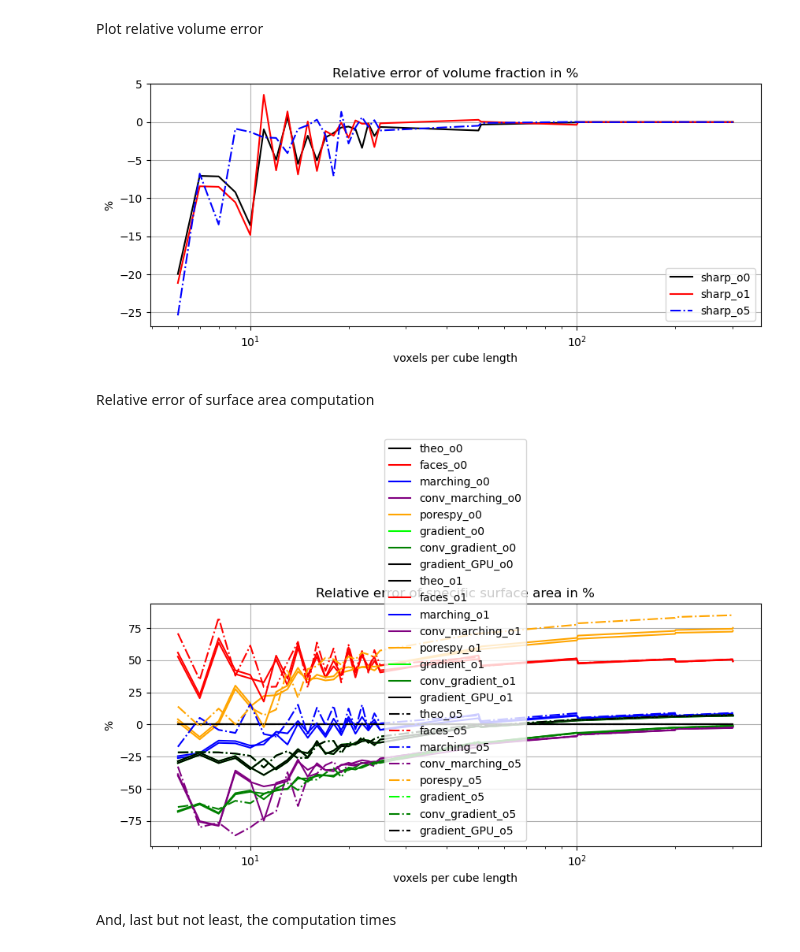
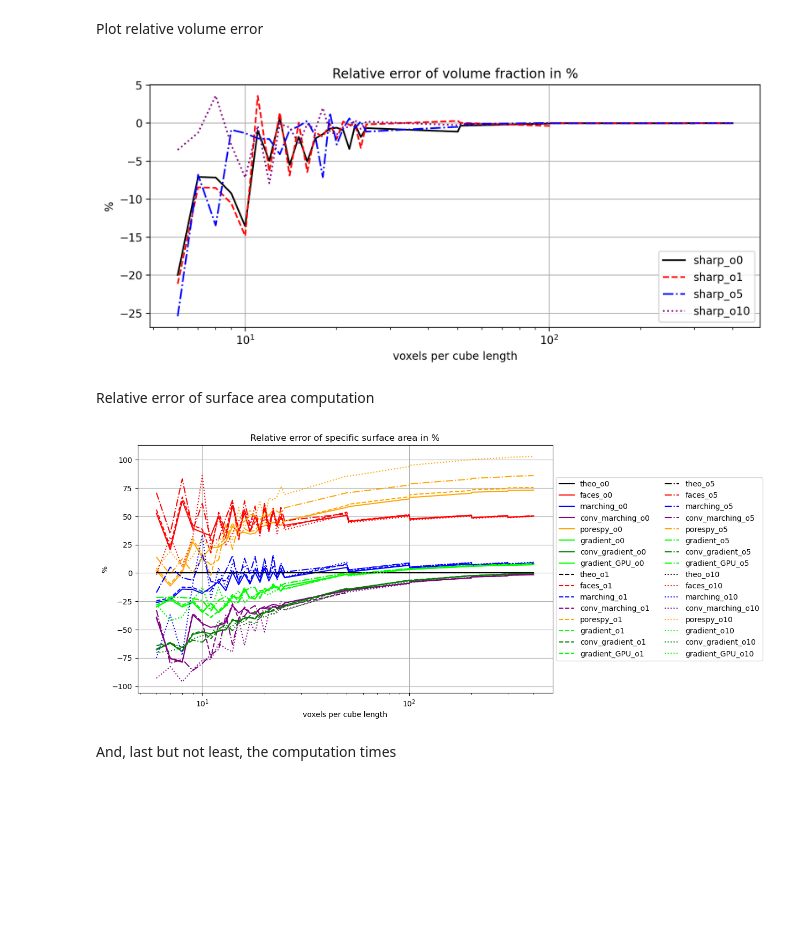
Before and after one commit to daubners/micro-characterization, a Jupyter notebook: 02-microstructure-validation-fcc.ipynb, the cells around one changed output. Cells and saved outputs as stored; diff of their text form; code cells hidden in the pictures; blank space fills up the shorter version.

```diff
--- a/02-microstructure-validation-fcc.ipynb
+++ b/02-microstructure-validation-fcc.ipynb
@@ -58,11 +59,13 @@ We initialize the grid resolution as
 # %%
 dx = 1.0
 # %%
+%%capture
+
 fcc_results = {}
-overlaps = [0.0,0.01,0.05]
+overlaps = [0.0,0.01,0.05,0.1]
 
 for overlap in overlaps:
-    resolution = [6,7,8,9,10,11,12,13,14,15,16,17,18,19,20,21,22,23,24,25,50,51,100,101,200,201,300,301]
+    resolution = [6,7,8,9,10,11,12,13,14,15,16,17,18,19,20,21,22,23,24,25,50,51,100,101,200,201,300,301,400]
 
     # Initialize fields
     fcc_vol_fraction = {'theo':np.zeros(len(resolution)),
@@ -80,7 +83,8 @@ for overlap in overlaps:
 
     for i, pixels in enumerate(resolution):
         sharp_field = data.create_fcc_cube(pixels, overlap=overlap)
-        vol, surf = data.theoretical_fcc_metrics(pixels, overlap)
+        vol, surf, cap_radius = data.theoretical_fcc_metrics(pixels, overlap)
+
         fcc_vol_fraction['theo'][i] = vol
         fcc_vol_fraction['num'][i] = metrics.volume_fraction(sharp_field, 1)
 
@@ -139,7 +143,8 @@ for overlap in overlaps:
         if through_fraction[0]>0.0:
             res = metrics.tortuosity(through_feature[0], run_on='cuda')
             if res<1000: tortuosity['pore'][i] = res
-        print(f"Finished FCC with {pixels}^3 voxels.")
+
+        # print(f"Finished FCC with {pixels}^3 voxels.")
 
     fcc_results[f'overlap{int(100*overlap)}'] = {'vol':fcc_vol_fraction,
                                                  'area':area,
@@ -180,12 +155,12 @@ Finished FCC with 17^3 voxels.
 ### Plotting
 Plot the results based on following color and line style
 # %%
-colors = ['black', 'red', 'blue', 'purple', 'orange', 'lime', 'green', 'black', 'orange']
-line_styles = ['-', '-', '-.', ':', '--', '-', '-.', ':']
+colors = ['black', 'red', 'blue', 'purple', 'orange', 'lime', 'green', 'lime', 'orange']
+line_styles = ['-', '--', '-.', ':', '--', '-', '-.', ':']
 # %% [markdown]
 Plot relative volume error
 # %%
-fig, ax = plt.subplots(figsize=(10, 4))
+fig, ax = plt.subplots(figsize=(10, 4), dpi=200)
 for i, o in enumerate(overlaps):
     ax.semilogx(resolution, (fcc_results[f'overlap{int(100*o)}']['vol']['num']-fcc_results[f'overlap{int(100*o)}']['vol']['theo'])/fcc_results[f'overlap{int(100*o)}']['vol']['theo']*100, label=f'sharp_o{int(100*o)}', color=colors[i], linestyle=line_styles[i])
 
@@ -196,25 +171,26 @@ ax.legend()
 ax.grid()
 plt.show()
 # %% [output]
-[figure, old version]
+[figure, new version]
 # %% [markdown]
 Relative error of surface area computation
 # %%
-fig, ax = plt.subplots(figsize=(10, 4))
+fig, ax = plt.subplots(figsize=(10, 6))
 for i, o in enumerate(overlaps):
     for j, method in enumerate(methods):
         rel_error = (fcc_results[f'overlap{int(100*o)}']['area'][method]-fcc_results[f'overlap{int(100*o)}']['area']['theo'])/fcc_results[f'overlap{int(100*o)}']['area']['theo']*100
         ax.semilogx(resolution, rel_error, label=method+f'_o{int(100*o)}', color=colors[j], linestyle=line_styles[i])
 
 ax.set_xlabel('voxels per cube length')
 ax.set_ylabel('%')
 ax.set_title('Relative error of specific surface area in %')
-ax.legend()
+ax.legend(loc='center left', bbox_to_anchor=(1, 0.5), ncol=2)
 ax.grid()
+# plt.ylim(-20, 20)
 
 plt.show()
 # %% [output]
-[figure, old version]
+[figure, new version]
 # %% [markdown]
 And, last but not least, the computation times
 # %%
```
Also changed, not shown: parts of 4 cells of this notebook, 6 other files.
